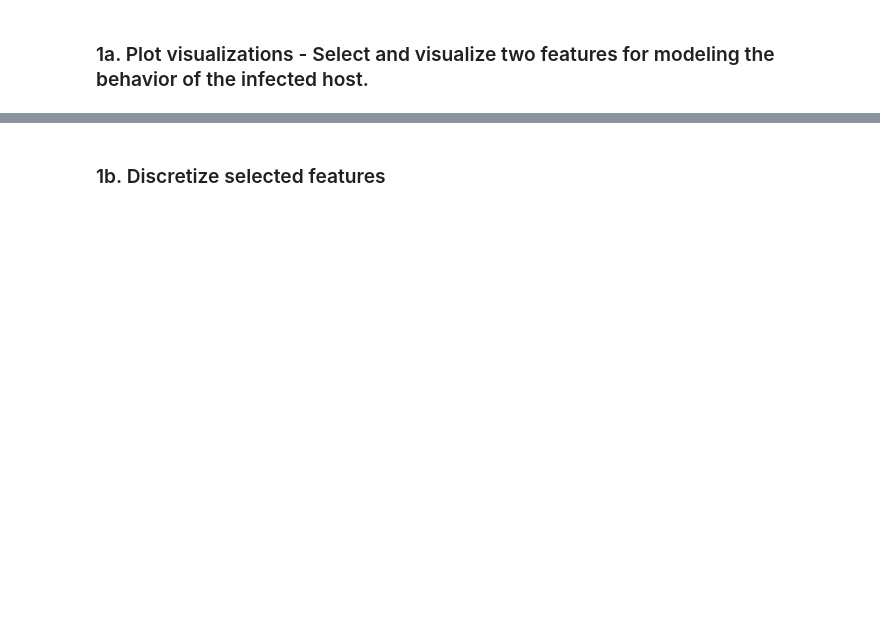
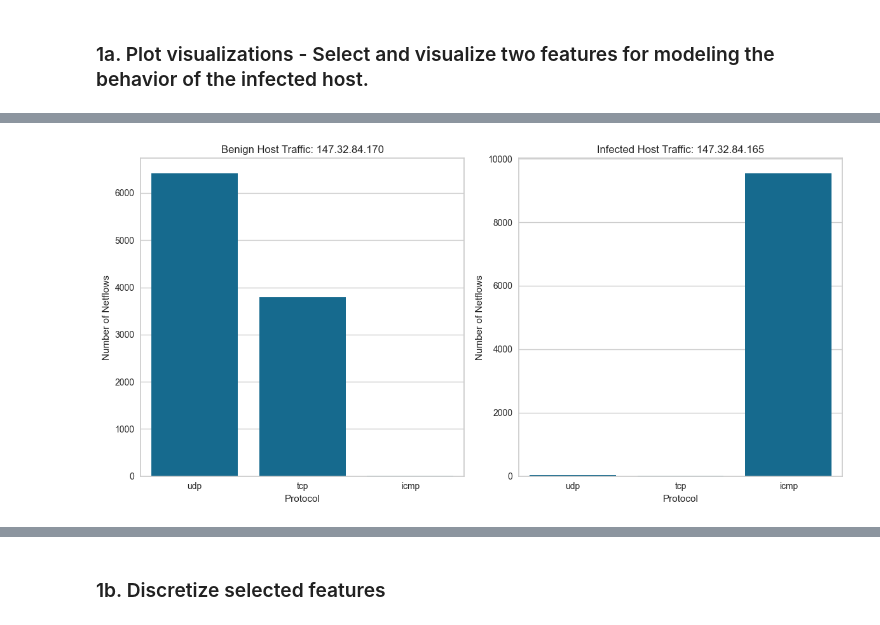
Before and after one commit to amar-mesic/cyber-data, a Jupyter notebook: lab-3/Lab3.ipynb, the cells around one changed output, grey strips where cells are left out. Cells and saved outputs as stored; diff of their text form; code cells hidden in the pictures; blank space fills up the shorter version.

```diff
--- a/lab-3/Lab3.ipynb
+++ b/lab-3/Lab3.ipynb
@@ -25,2 +145,13 @@ Your peers should be able to use the readme section for instructions and be able
 # %% [markdown]
 ### 1a. Plot visualizations - Select and visualize two features for modeling the behavior of the infected host.
+# %%
+# preprocess data with no label encoding this time
+vis_data = preprocess_data(data, date_fix=True, remove_background=True, label_enc=False)
+
+# select data from normal traffic
+normal_data = vis_data[vis_data['Label'] == '0']
+print(normal_data.head())
+
+# select data from botnet
+botnet_data = vis_data[vis_data['Label'] == '1']
+print(botnet_data.head())
@@ -26,0 +176,27 @@ Your peers should be able to use the readme section for instructions and be able
+# %%
+# an infected host is 147.32.84.165, let's filter for this one
+infected_host = '147.32.84.165'
+infected_host_data = botnet_data[(botnet_data['SrcAddr'] == infected_host) | (botnet_data['DstAddr'] == infected_host)]
+
+# a benign host is 147.32.84.170, let's filter for this one
+benign_host = '147.32.84.170'
+benign_host_data = normal_data[(normal_data['SrcAddr'] == benign_host) | (normal_data['DstAddr'] == benign_host)]
+# %%
+# plot the number of netflows per protocol for infected host and normal traffic
+plt.figure(figsize=(12, 6))
+plt.subplot(1, 2, 1)
+sns.countplot(x='Proto', data=benign_host_data)
+plt.title('Benign Host Traffic: 147.32.84.170')
+plt.xlabel('Protocol')
+plt.ylabel('Number of Netflows')
+
+plt.subplot(1, 2, 2)
+sns.countplot(x='Proto', data=infected_host_data)
+plt.title('Infected Host Traffic: 147.32.84.165')
+plt.xlabel('Protocol')
+plt.ylabel('Number of Netflows')
+
+plt.tight_layout()
+plt.show()
+# %% [output]
+[figure, added]
```
Also changed, not shown: parts of 20 cells of this notebook.
